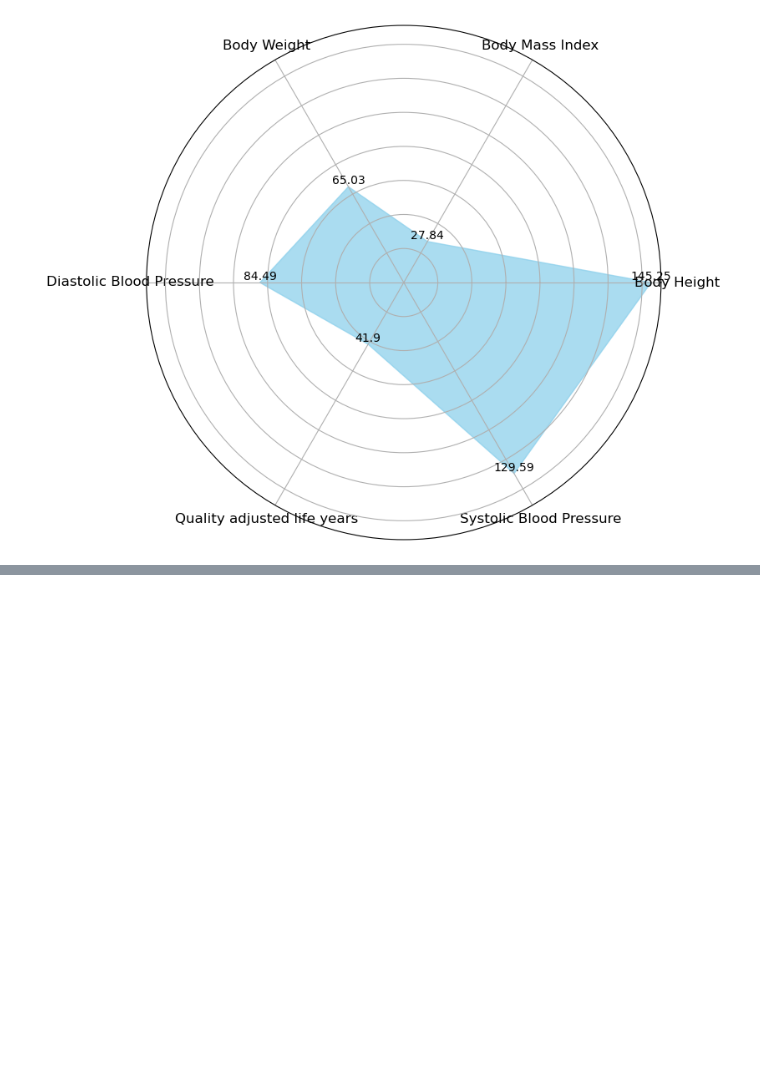
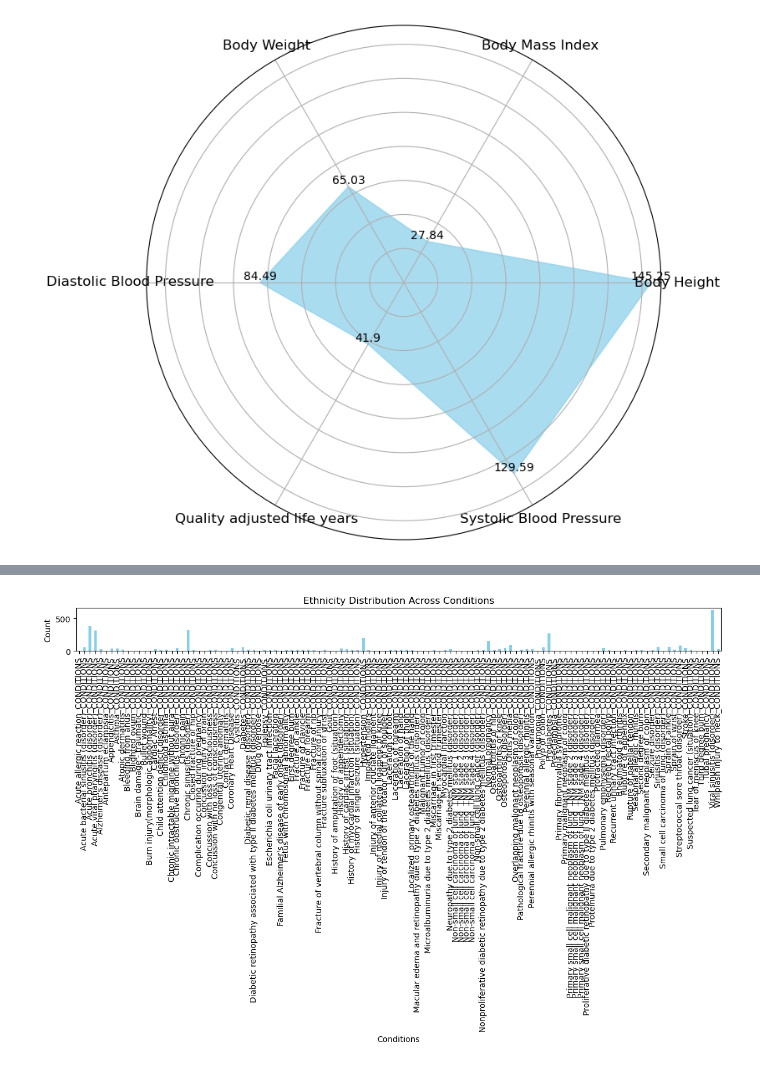
Before and after one commit to esseiple/MedicalBiasJLS, a Jupyter notebook: AnalysisDoc.ipynb, the cells around one changed output, grey strips where cells are left out. Cells and saved outputs as stored; diff of their text form; code cells hidden in the pictures; blank space fills up the shorter version.

Commit message:
trying to graph lung conditions x ethnicity

```diff
--- a/AnalysisDoc.ipynb
+++ b/AnalysisDoc.ipynb
@@ -208,0 +238,22 @@ plt.show()
+# %%
+# Assuming your data is stored in a DataFrame named df
+
+df = lungs
+
+# Extracting ethnicity columns
+ethnicity_columns = [col for col in df.columns if '_CONDITIONS' in col]
+
+# Summing up ethnicity across conditions
+ethnicity_counts = df[ethnicity_columns].sum()
+
+# Plotting
+plt.figure(figsize=(12, 8))
+ethnicity_counts.plot(kind='bar', color='skyblue')
+plt.title('Ethnicity Distribution Across Conditions')
+plt.xlabel('Conditions')
+plt.ylabel('Count')
+plt.xticks(rotation=90)
+plt.tight_layout()
+plt.show()
+# %% [output]
+[figure, added]
```
Also changed, not shown: parts of 2 cells of this notebook, 7 other files.
